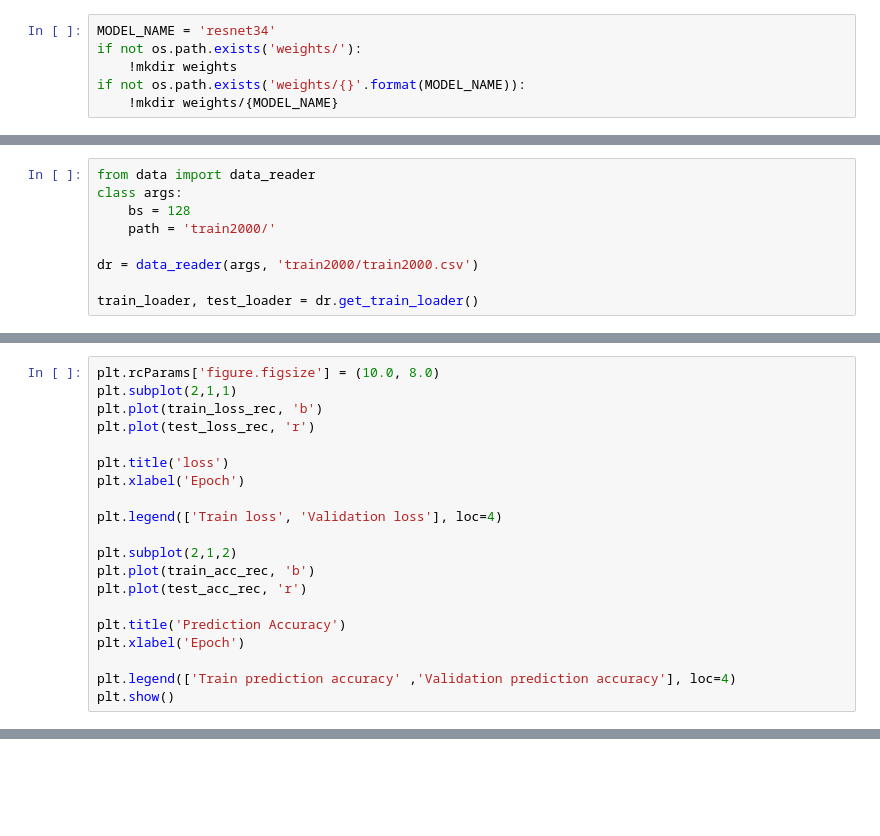
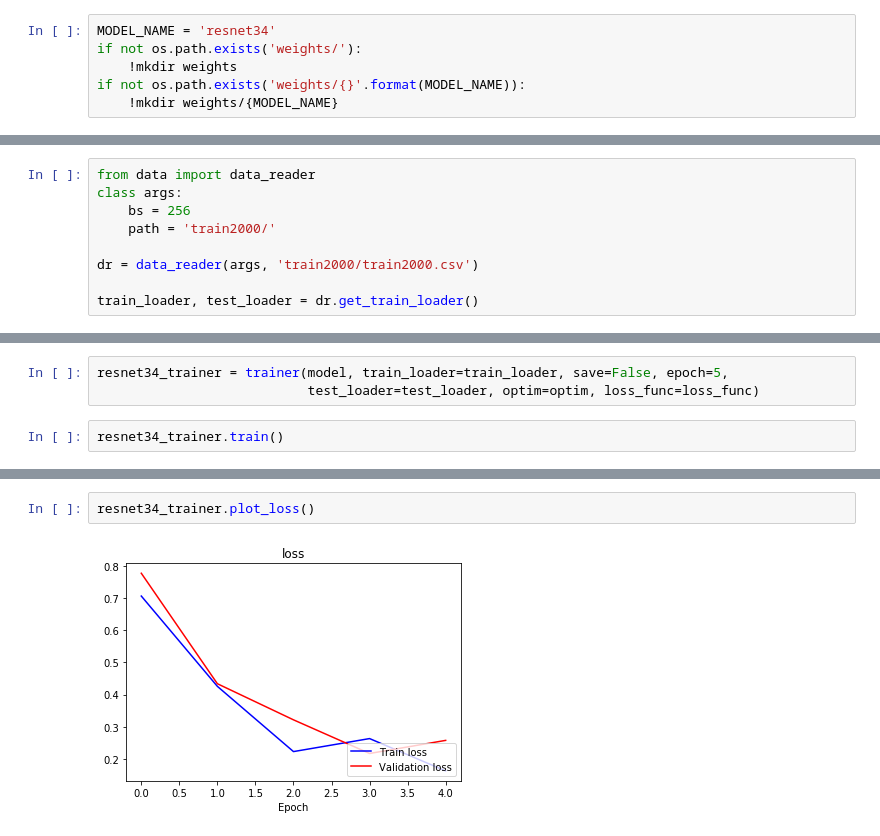
Before and after one commit to TooDifficultForMe/data-competitions, a Jupyter notebook: dianshi_TG/resnet34.ipynb, the cells around one changed output, grey strips where cells are left out. Cells and saved outputs as stored; diff of their text form; blank space fills up the shorter version.

Commit message:
add models and utils trainer class

```diff
--- a/dianshi_TG/resnet34.ipynb
+++ b/dianshi_TG/resnet34.ipynb
@@ -52,7 +28,7 @@ loss_func = torch.nn.CrossEntropyLoss()
 # %%
 from data import data_reader
 class args:
-    bs = 128
+    bs = 256
     path = 'train2000/'
 
 dr = data_reader(args, 'train2000/train2000.csv')
@@ -151,20 +36,0 @@ KeyboardInterrupt:
-# %%
-plt.rcParams['figure.figsize'] = (10.0, 8.0)
-plt.subplot(2,1,1)
-plt.plot(train_loss_rec, 'b')
-plt.plot(test_loss_rec, 'r')
-
-plt.title('loss')
-plt.xlabel('Epoch')
-
-plt.legend(['Train loss', 'Validation loss'], loc=4)
-
-plt.subplot(2,1,2)
-plt.plot(train_acc_rec, 'b')
-plt.plot(test_acc_rec, 'r')
-
-plt.title('Prediction Accuracy')
-plt.xlabel('Epoch')
-
-plt.legend(['Train prediction accuracy' ,'Validation prediction accuracy'], loc=4)
-plt.show()
@@ -172,0 +39,5 @@ plt.show()
+# %%
+resnet34_trainer = trainer(model, train_loader=train_loader, save=False, epoch=5,
+                           test_loader=test_loader, optim=optim, loss_func=loss_func)
+# %%
+resnet34_trainer.train()
@@ -172,0 +62,4 @@ plt.show()
+# %%
+resnet34_trainer.plot_loss()
+# %% [output]
+[figure, added]
```
Also changed, not shown: parts of 11 cells of this notebook, 14 other files.
